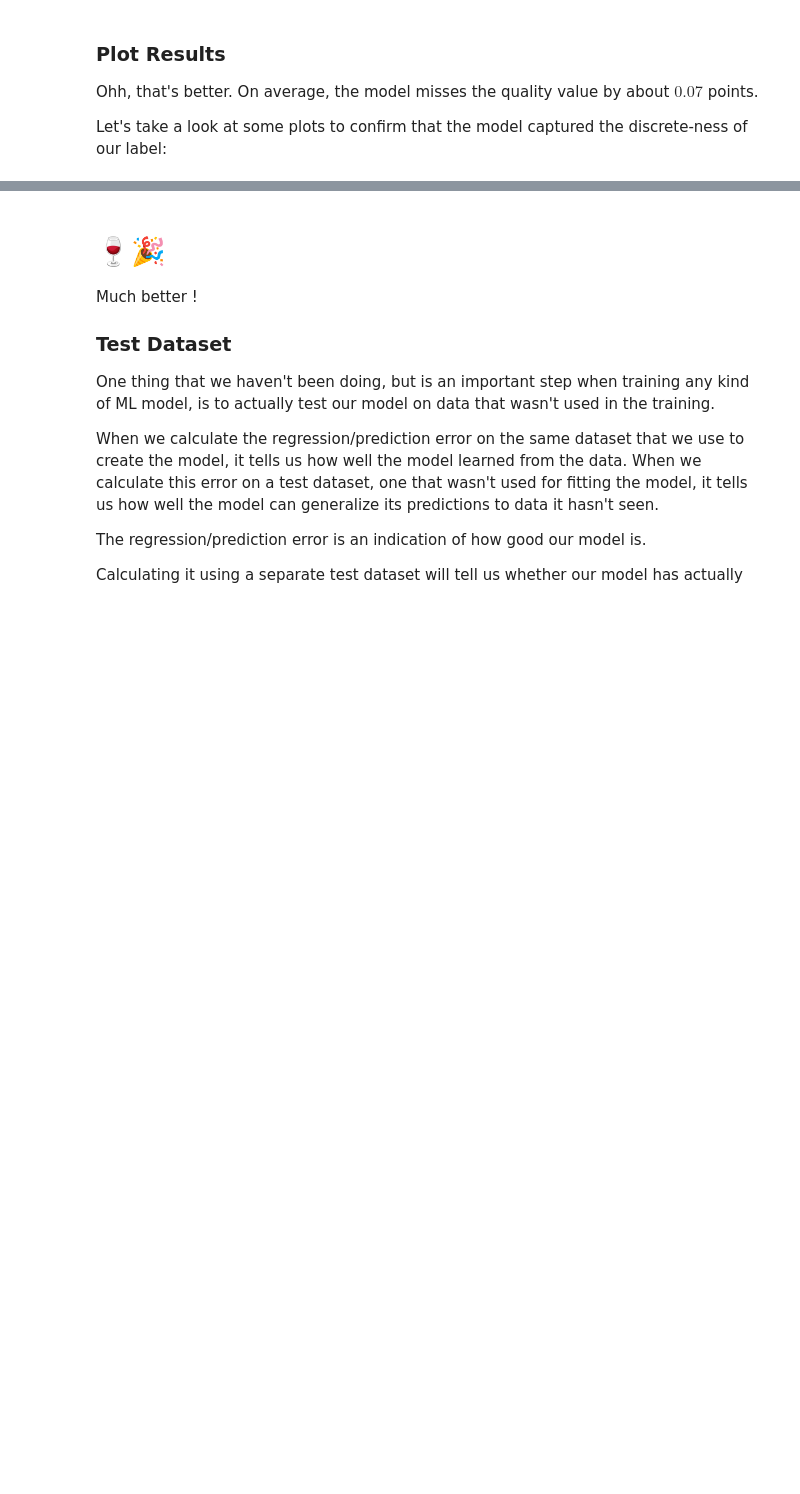
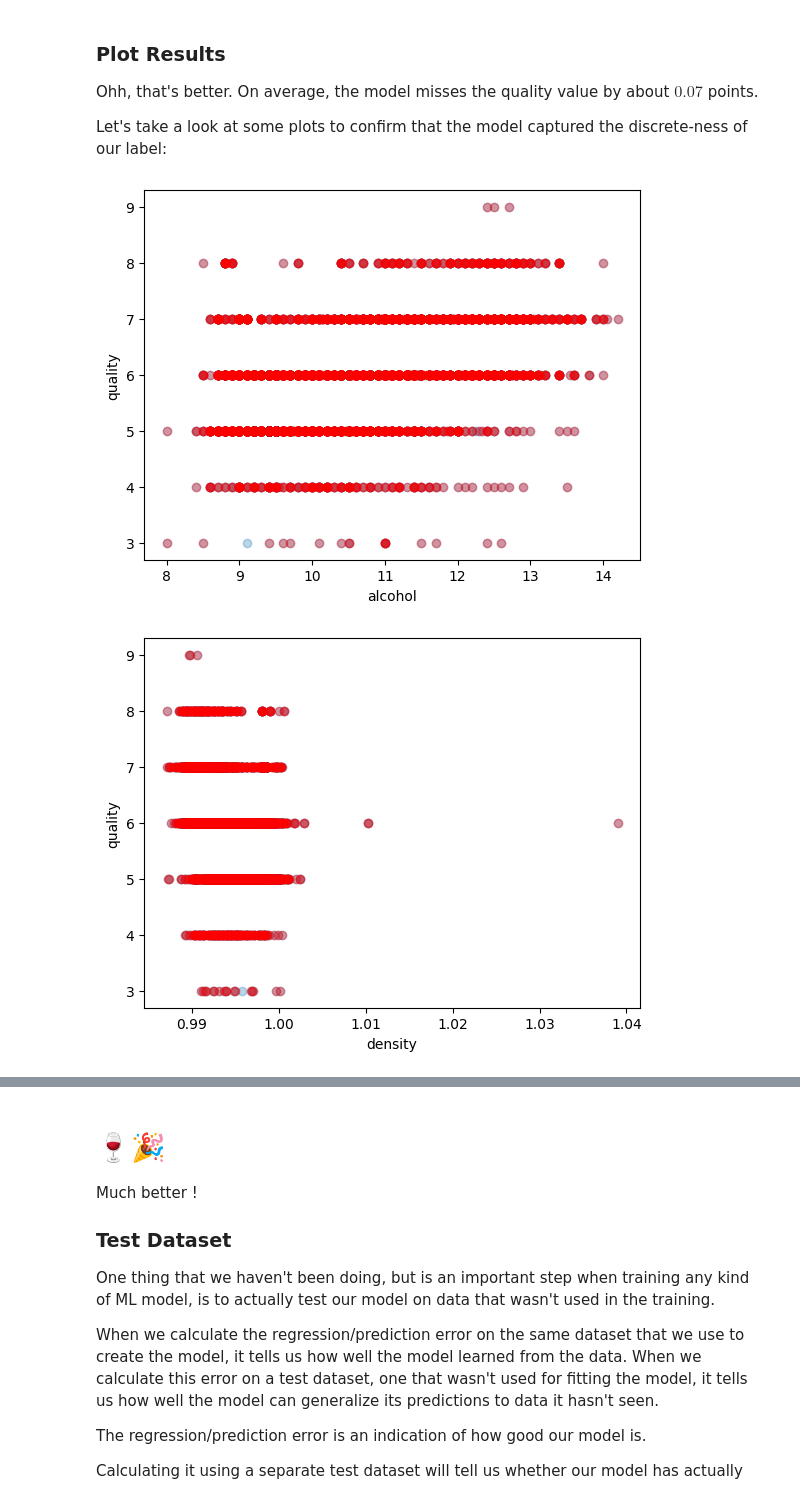
Before and after one commit to ML-SP24/WK07, a Jupyter notebook: WK07.ipynb, the cells around one changed output, grey strips where cells are left out. Cells and saved outputs as stored; diff of their text form; code cells hidden in the pictures; blank space fills up the shorter version.

```diff
--- a/WK07.ipynb
+++ b/WK07.ipynb
@@ -95,7 +130,7 @@ Use the method we used last week in the diamond dataset to create a model that p
 Use all of our features to run regression.
 # %%
 # TODO: Create a linear model and run regression
-
+import numpy as np
 ## 4. Separate the outcome variable and the independent variables
 features = wines_scaled.drop(columns=["quality"])
 dependent_var = wines_scaled["quality"]
@@ -104,7 +139,7 @@ dependent_var = wines_scaled["quality"]
 model = LinearRegression()
 
 # Create a model that relates quality of wines to all other features
-model.fit(features, wines_scaled["quality"])
+model.fit(features, dependent_var)
 
 ## 6. Run the model on the training data
 predections_scaled = model.predict(features)
@@ -112,7 +147,8 @@ predections_scaled = model.predict(features)
 # Un-normalize the data
 predections = scaler.inverse_transform(predections_scaled)
 
-predections = predections.apply(round)
+predections = np.round(predections)
+
 
 ## 7. Measure error
 regression_error(predections, wines_df["quality"])
@@ -193,6 +236,9 @@ A Random Forest Classifier is a model that combines a bunch of Tree models that
 Steps are the same as before:
 # %%
 ## 4. Separate the outcome variable and the independent variables
+features_rfc = wines_scaled.drop(columns=["quality"])
+
+outcome_rfc = wines_df["quality"]
 
 # We're still using scaled feature variables
 
@@ -207,10 +253,11 @@ Steps are the same as before:
 model = RandomForestClassifier()
 
 # Create a model that classifies quality of wines based on many features
-model.fit(features, wines_df["quality"])
+# model.fit(features, wines_df["quality"])
+model.fit(features_rfc, wines_df["quality"])
 
 ## 6. Run the model on the training data
-predictions = model.predict(features)
+predictions = model.predict(features_rfc)
 
 ## 7. Measure error
 regression_error(wines_df["quality"], predictions["quality"])
@@ -223,13 +272,16 @@ Let's take a look at some plots to confirm that the model captured the discrete-
 # %%
 # Plot quality as a function of alcohol, density, chlorides and volatility
 for feat in ["alcohol", "density", "chlorides", "volatility"]:
   x = wines_df[feat]
   quality_original = wines_df["quality"]
-  quality_predicted = predections["quality"]
+  quality_predicted = predictions["quality"]
 
   # Plot the original quality
   plt.plot(x, quality_original, marker='o', linestyle='', alpha=0.3)
   plt.plot(x, quality_predicted, color='r', marker='o', linestyle='', alpha=0.3)
   plt.xlabel(feat)
   plt.ylabel("quality")
   plt.show()
+# %% [output]
+[figure, added]
+[figure, added]
```
Also changed, not shown: parts of 16 cells of this notebook.
